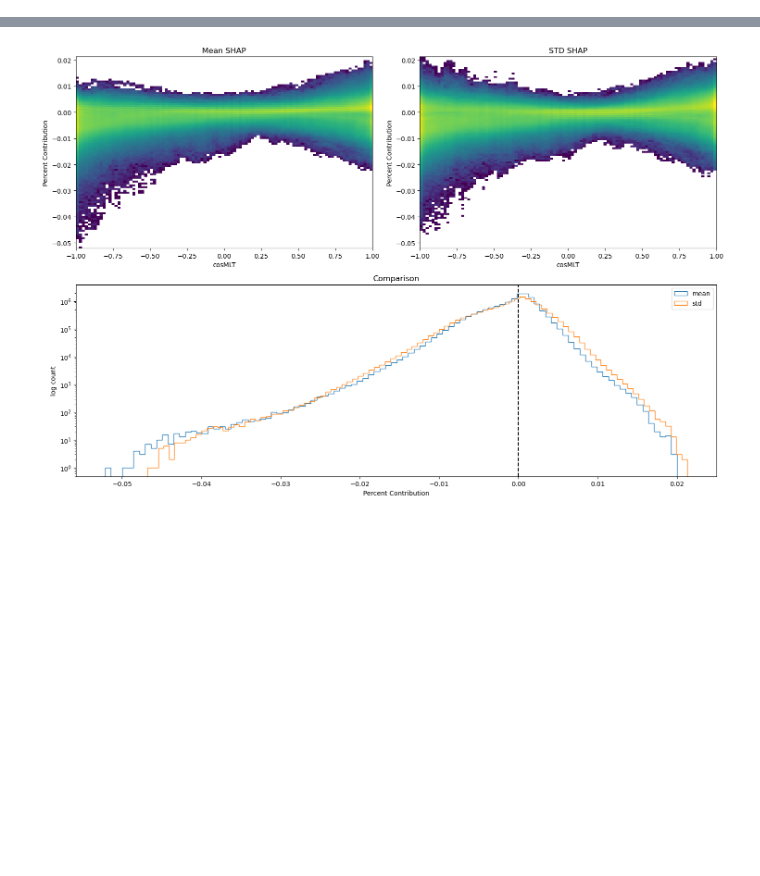
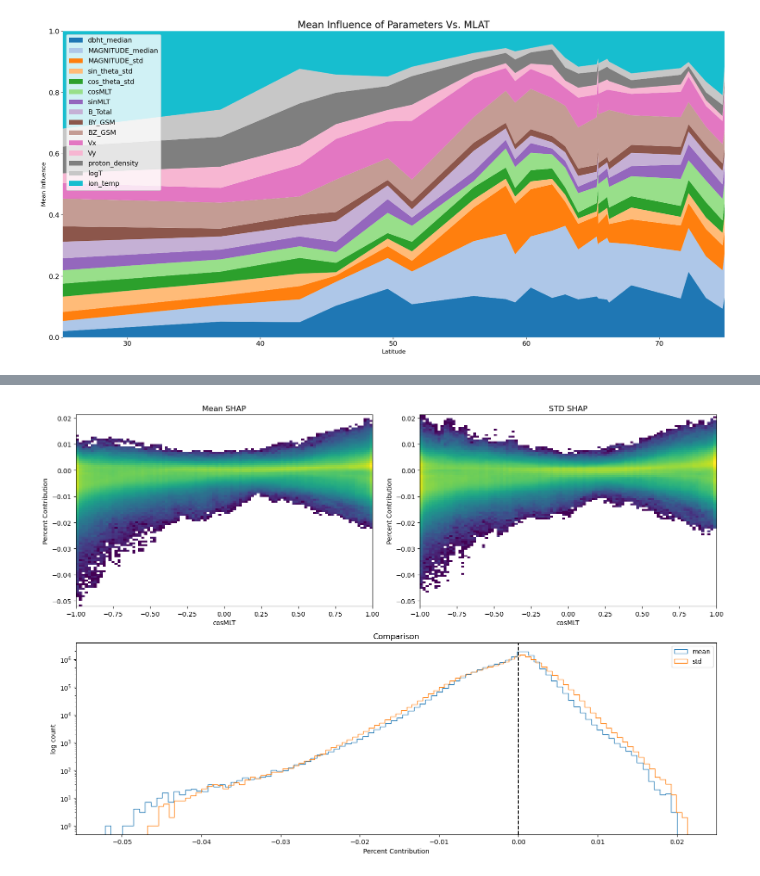
Before and after one commit to mikecoughlan/including_ion_temp_maps, a Jupyter notebook: examing_shap_and_inputs.ipynb, the cells around one changed output, grey strips where cells are left out. Cells and saved outputs as stored; diff of their text form; code cells hidden in the pictures; blank space fills up the shorter version.

```diff
--- a/examing_shap_and_inputs.ipynb
+++ b/examing_shap_and_inputs.ipynb
@@ -35,0 +38,3 @@ list_of_oversampled_regions = ['GRL-1', 'GRL-2', 'SVLB', 'JPN-0']
+# %%
+omni = utils.loading_solarwind()
+omni.describe()
@@ -60,0 +208,16 @@ for cluster in cluster_dict.values():
+# %%
+
+rsd_mean_importance, dbht_mean_importance = pd.DataFrame(), pd.DataFrame()
+for cluster in cluster_dict.values():
+	for region in cluster['regions'].keys():
+		temp_rsd, rsd_features = getting_mean_influence(cluster['regions'][region]['rsd']['twins_mean_shap'],
+											cluster['regions'][region]['rsd']['swmag_mean_shap'],
+											cluster['regions'][region]['stations'],
+											cluster['regions'][region]['rsd']['features'])
+		temp_dbht, dbht_features = getting_mean_influence(cluster['regions'][region]['dbht']['twins_mean_shap'],
+											cluster['regions'][region]['dbht']['swmag_mean_shap'],
+											cluster['regions'][region]['stations'],
+											cluster['regions'][region]['dbht']['features'])
+
+		rsd_mean_importance = pd.concat([rsd_mean_importance, temp_rsd])
+		dbht_mean_importance = pd.concat([dbht_mean_importance, temp_dbht])
@@ -60,0 +262,70 @@ for cluster in cluster_dict.values():
+# %%
+
+# # Summing up the total influence of each parameter and plotting them as a function of latitude
+# influence_df = pd.DataFrame(columns=[feature for feature in features], index=[twins_shap[region]['mlat'] for region in twins_shap.keys()])
+
+# for feature in features:
+# 	feature_list = []
+# 	for region in twins_shap.keys():
+# 		feature_list.append(np.mean(np.sum(np.abs(twins_shap[region]['sw_mean']),axis=1)[:, features.index(feature)]))
+
+# 	influence_df[feature] = feature_list
+
+# influence_df['twins_maps'] = [np.mean(np.sum(np.sum(np.abs(twins_shap[region]['twins_mean']),axis=1),axis=1)) for region in twins_shap.keys()]
+
+# adjusted_features = features.copy()
+# adjusted_features.append('twins_maps')
+
+colors = sns.color_palette('tab20', len(rsd_features)+7)
+colors.pop(-1)
+colors.pop(-4)
+colors.pop(-4)
+colors.pop(6)
+colors.pop(6)
+colors.pop(-2)
+
+print(rsd_features)
+rsd_mean_importance = rsd_mean_importance.sort_index()
+print(rsd_mean_importance.shape)
+fig, axes = plt.subplots(nrows=1, ncols=1, figsize=(20, 10))
+axes.set_title('Mean Influence of Parameters Vs. MLAT', fontsize=20)
+axes.set_ylabel('Mean Influence', fontsize=12)
+axes.set_xlabel('Latitude', fontsize=12)
+# plotting_list = [rsd_mean_importance[feature].values for feature in features]
+plotting_list = rsd_mean_importance.to_numpy()
+print(plotting_list.shape)
+print(len(rsd_features))
+print(len(colors))
+axes.stackplot(rsd_mean_importance.index, plotting_list.T, labels=rsd_features, colors=colors)
+axes.margins(x=0, y=0)
+axes.legend(loc='upper left')
+plt.tight_layout()
+plt.savefig('plots/rsd_mean_influence.png')
+
+colors = sns.color_palette('tab20', len(dbht_features)+8)
+colors.pop(-1)
+colors.pop(-4)
+colors.pop(-4)
+colors.pop(6)
+colors.pop(6)
+colors.pop(-2)
+colors.pop(0)
+
+print(dbht_features)
+dbht_mean_importance = dbht_mean_importance.sort_index()
+print(dbht_mean_importance.shape)
+fig, axes = plt.subplots(nrows=1, ncols=1, figsize=(20, 10))
+axes.set_title('Mean Influence of Parameters Vs. MLAT', fontsize=20)
+axes.set_ylabel('Mean Influence', fontsize=12)
+axes.set_xlabel('Latitude', fontsize=12)
+# plotting_list = [rsd_mean_importance[feature].values for feature in features]
+plotting_list = dbht_mean_importance.to_numpy()
+print(plotting_list.shape)
+print(len(dbht_features))
+print(len(colors))
+axes.stackplot(dbht_mean_importance.index, plotting_list.T, labels=dbht_features, colors=colors)
+axes.margins(x=0, y=0)
+axes.legend(loc='upper left')
+plt.tight_layout()
+plt.savefig('plots/dbht_mean_influence.png')
+# %% [output]
@@ -60,0 +342 @@ for cluster in cluster_dict.values():
+[figure, added]
```
Also changed, not shown: parts of 18 cells of this notebook, 8 other files.
